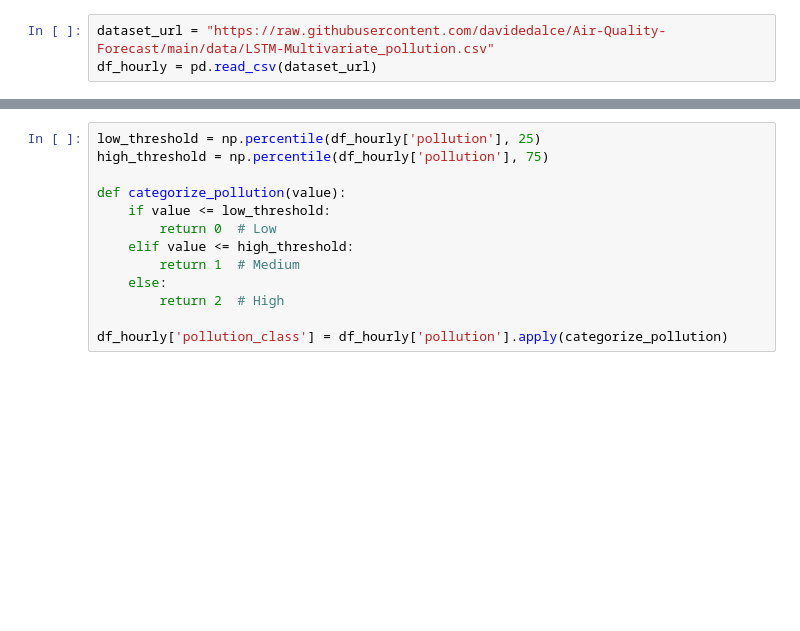
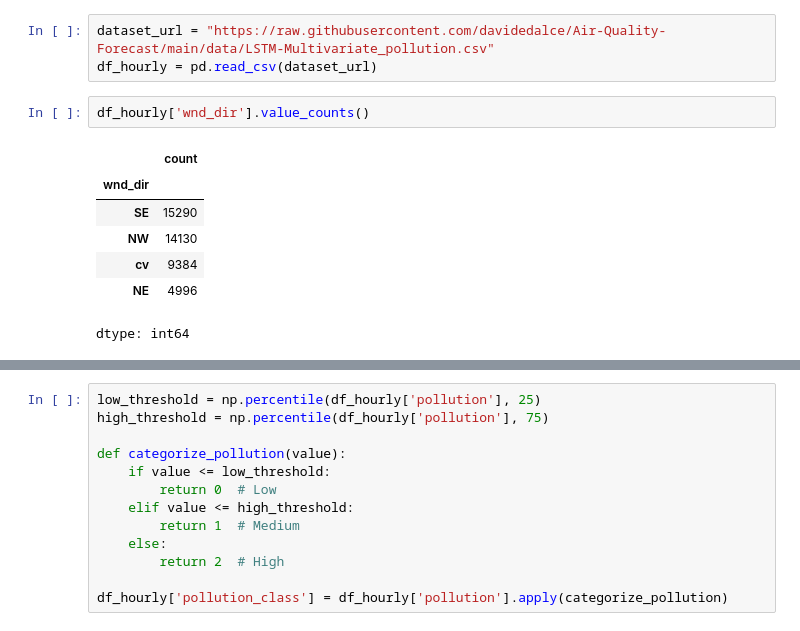
Before and after one commit to davidedalce/Air-Quality-Forecast, a Jupyter notebook: notebooks/EDA.ipynb, the cells around one changed output, grey strips where cells are left out. Cells and saved outputs as stored; diff of their text form; blank space fills up the shorter version.

```diff
--- a/notebooks/EDA.ipynb
+++ b/notebooks/EDA.ipynb
@@ -1158,6 +1158,16 @@ weighted avg   0.739923  0.736301  0.736162  292.000000
 # %%
 dataset_url = "https://raw.githubusercontent.com/davidedalce/Air-Quality-Forecast/main/data/LSTM-Multivariate_pollution.csv"
 df_hourly = pd.read_csv(dataset_url)
+# %%
+df_hourly['wnd_dir'].value_counts()
+# %% [output]
+|  | count |
+| wnd_dir |  |
+| SE | 15290 |
+| NW | 14130 |
+| cv | 9384 |
+| NE | 4996 |
+dtype: int64
 # %%
 df_hourly['date'] = pd.to_datetime(df_hourly['date'])
 df_hourly['DOW'] = df_hourly['date'].dt.weekday
```
Also changed, not shown: parts of 14 cells of this notebook.
